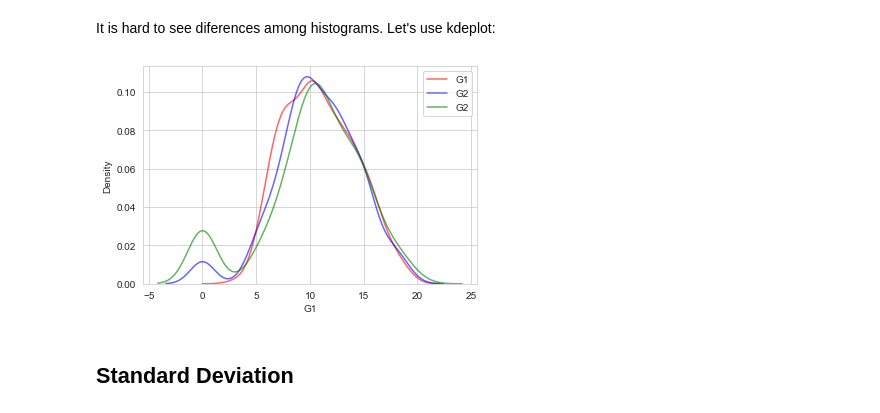
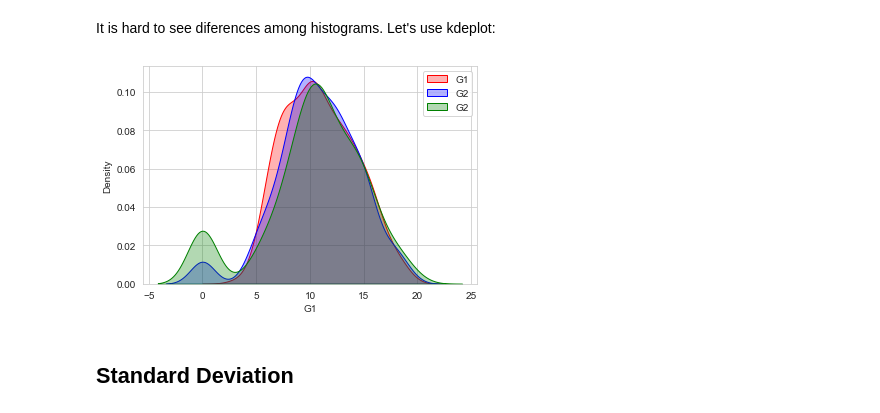
Before and after one commit to Goliath-Research/Computational-Statistics, a Jupyter notebook: 03-Descriptive Statistics/03-Variability.ipynb, the cells around one changed output. Cells and saved outputs as stored; diff of their text form; code cells hidden in the pictures.

```diff
--- a/03-Descriptive Statistics/03-Variability.ipynb
+++ b/03-Descriptive Statistics/03-Variability.ipynb
@@ -126,12 +131,12 @@ plt.legend();
 # %% [markdown]
 It is hard to see diferences among histograms. Let's use kdeplot:
 # %%
-sns.kdeplot(data.G1, color='red',   alpha=0.6, label='G1')
-sns.kdeplot(data.G2, color='blue',  alpha=0.6, label='G2')
-sns.kdeplot(data.G3, color='green', alpha=0.6, label='G2')
+sns.kdeplot(data.G1, color='red',   shade=True, alpha=0.3, label='G1')
+sns.kdeplot(data.G2, color='blue',  shade=True, alpha=0.3, label='G2')
+sns.kdeplot(data.G3, color='green', shade=True, alpha=0.3, label='G2')
 plt.legend();
 # %% [output]
-[figure, old version]
+[figure, new version]
 # %% [markdown]
 ## Standard Deviation
 # %% [markdown]
```
Also changed, not shown: parts of 20 cells of this notebook, 1 other file.
